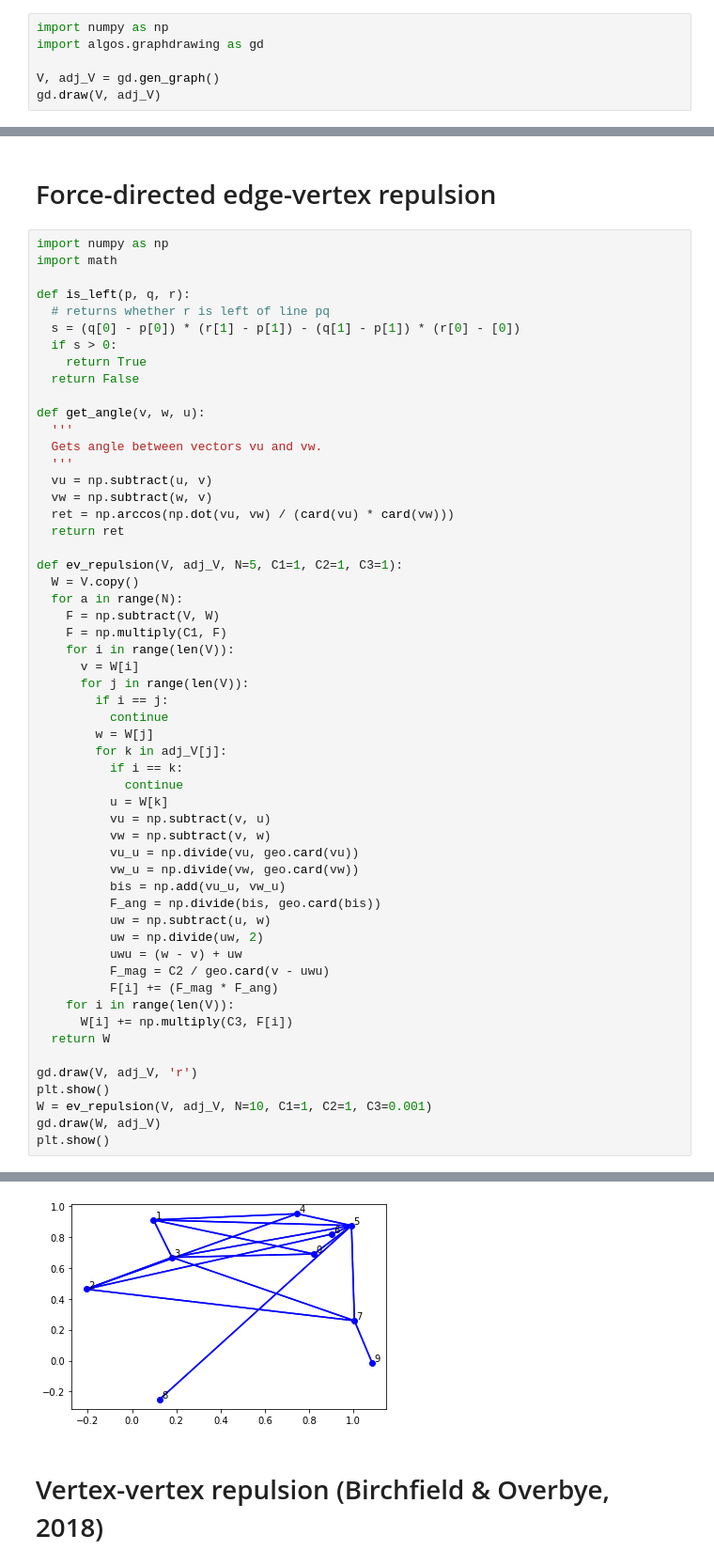
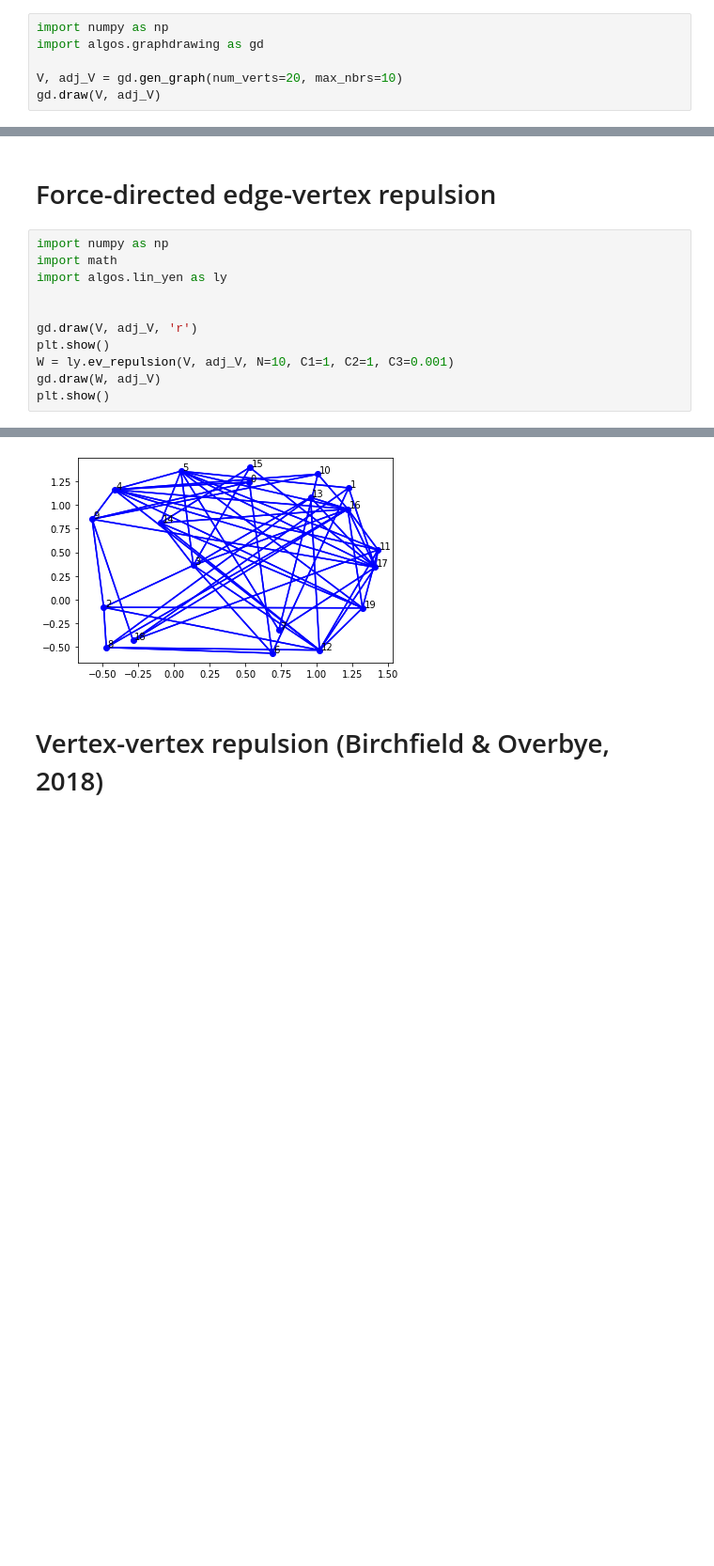
Before and after one commit to chclam/PrettyGD, a Jupyter notebook: graph_drawing_playground.ipynb, the cells around one changed output, grey strips where cells are left out. Shown at 94% size. Saved outputs shown, nothing was run; the diff lists cells and outputs as text; blank space fills up the shorter version.

```diff
--- a/graph_drawing_playground.ipynb
+++ b/graph_drawing_playground.ipynb
@@ -2,6 +2,6 @@
 import numpy as np
 import algos.graphdrawing as gd
 
-V, adj_V = gd.gen_graph()
+V, adj_V = gd.gen_graph(num_verts=20, max_nbrs=10)
 gd.draw(V, adj_V)
 # %% [output]
@@ -33,56 +35,12 @@ Angular resolution: 1.1143812703507747
 # %%
 import numpy as np
 import math
+import algos.lin_yen as ly
 
-def is_left(p, q, r):
-  # returns whether r is left of line pq
-  s = (q[0] - p[0]) * (r[1] - p[1]) - (q[1] - p[1]) * (r[0] - [0])
-  if s > 0:
-    return True
-  return False
-
-def get_angle(v, w, u):
-  '''
-  Gets angle between vectors vu and vw.
-  '''
-  vu = np.subtract(u, v)
-  vw = np.subtract(w, v)
-  ret = np.arccos(np.dot(vu, vw) / (card(vu) * card(vw)))
-  return ret
-
-def ev_repulsion(V, adj_V, N=5, C1=1, C2=1, C3=1):
-  W = V.copy()
-  for a in range(N):
-    F = np.subtract(V, W)
-    F = np.multiply(C1, F)
-    for i in range(len(V)):
-      v = W[i]
-      for j in range(len(V)):
-        if i == j:
-          continue
-        w = W[j]
-        for k in adj_V[j]:
-          if i == k:
-            continue
-          u = W[k]
-          vu = np.subtract(v, u)
-          vw = np.subtract(v, w)
-          vu_u = np.divide(vu, geo.card(vu))
-          vw_u = np.divide(vw, geo.card(vw))
-          bis = np.add(vu_u, vw_u)
-          F_ang = np.divide(bis, geo.card(bis))
-          uw = np.subtract(u, w)
-          uw = np.divide(uw, 2)
-          uwu = (w - v) + uw
-          F_mag = C2 / geo.card(v - uwu)
-          F[i] += (F_mag * F_ang)
-    for i in range(len(V)):
-      W[i] += np.multiply(C3, F[i])
-  return W
 
 gd.draw(V, adj_V, 'r')
 plt.show()
-W = ev_repulsion(V, adj_V, N=10, C1=1, C2=1, C3=0.001)
+W = ly.ev_repulsion(V, adj_V, N=10, C1=1, C2=1, C3=0.001)
 gd.draw(W, adj_V)
 plt.show()
 # %% [output]
@@ -90,4 +48,4 @@ plt.show()
-[figure, old version]
+[figure, new version]
 # %% [markdown]
 # Vertex-vertex repulsion (Birchfield & Overbye, 2018)
 # %%
```
Also changed, not shown: parts of 14 cells of this notebook, 5 other files.
